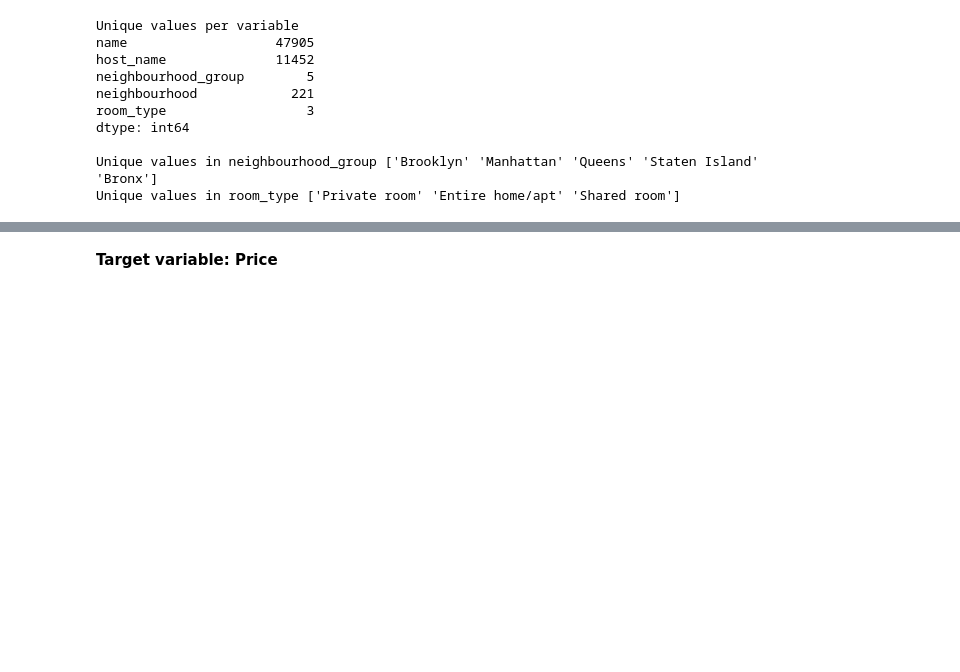
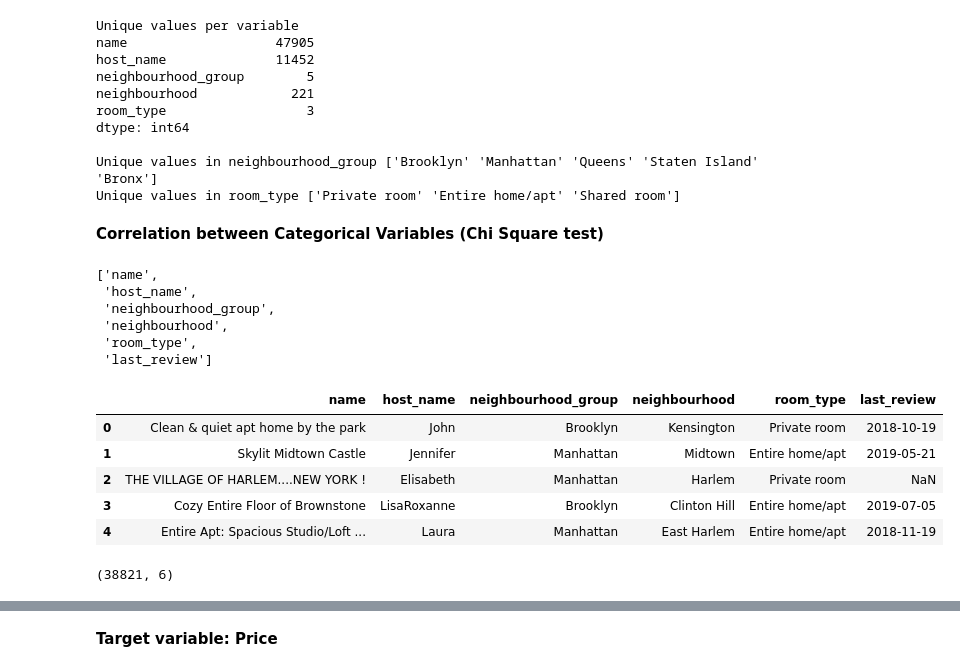
Before and after one commit to nguyen-nhat-mai/ensemble_project, a Jupyter notebook: Airbnb_Price_Prediction.ipynb, the cells around one changed output, grey strips where cells are left out. Saved outputs shown, nothing was run; the diff lists cells and outputs as text; code cells hidden in the pictures; blank space fills up the shorter version.

```diff
--- a/Airbnb_Price_Prediction.ipynb
+++ b/Airbnb_Price_Prediction.ipynb
@@ -175,3 +178,33 @@ dtype: int64
 
 Unique values in neighbourhood_group ['Brooklyn' 'Manhattan' 'Queens' 'Staten Island' 'Bronx']
 Unique values in room_type ['Private room' 'Entire home/apt' 'Shared room']
+# %% [markdown]
+**Correlation between Categorical Variables (Chi Square test)**
+# %%
+## Creating a DataFrame with all categorical variables
+df_cat = pd.DataFrame(data = df.dtypes, columns = ['a']).reset_index()
+cat_var = list(df_cat['index'].loc[df_cat['a'] == 'object'])
+cat_var
+# %% [output]
+['name',
+ 'host_name',
+ 'neighbourhood_group',
+ 'neighbourhood',
+ 'room_type',
+ 'last_review']
+# %%
+df_cat = df[cat_var]
+df_cat.head()
+# %% [output]
+|  | name | host_name | neighbourhood_group | neighbourhood | room_type | last_review |
+| 0 | Clean & quiet apt home by the park | John | Brooklyn | Kensington | Private room | 2018-10-19 |
+| 1 | Skylit Midtown Castle | Jennifer | Manhattan | Midtown | Entire home/apt | 2019-05-21 |
+| 2 | THE VILLAGE OF HARLEM....NEW YORK ! | Elisabeth | Manhattan | Harlem | Private room | NaN |
+| 3 | Cozy Entire Floor of Brownstone | LisaRoxanne | Brooklyn | Clinton Hill | Entire home/apt | 2019-07-05 |
+| 4 | Entire Apt: Spacious Studio/Loft ... | Laura | Manhattan | East Harlem | Entire home/apt | 2018-11-19 |
+# %%
+## Removing records with at least one null value in a row
+df_cat_v1 = df_cat.dropna()
+df_cat_v1.shape
+# %% [output]
+(38821, 6)
```
Also changed, not shown: parts of 14 cells of this notebook.
